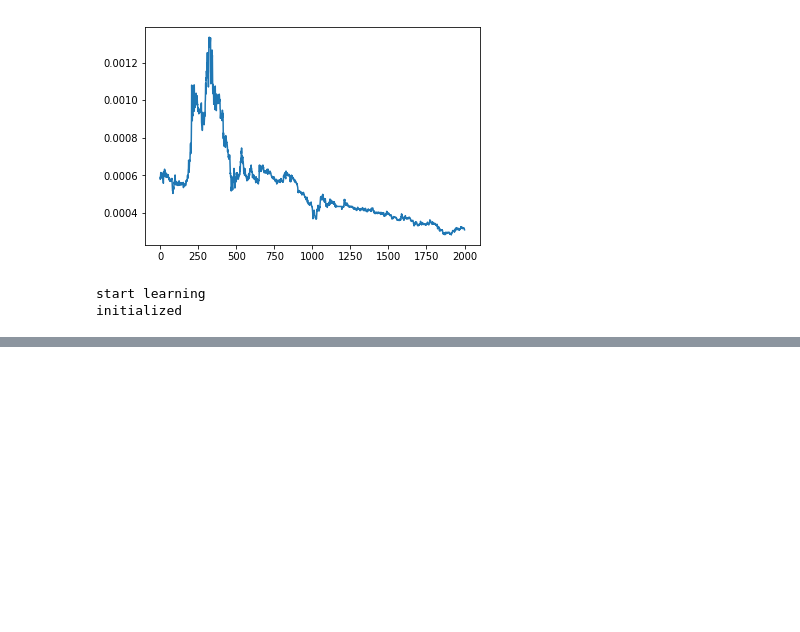
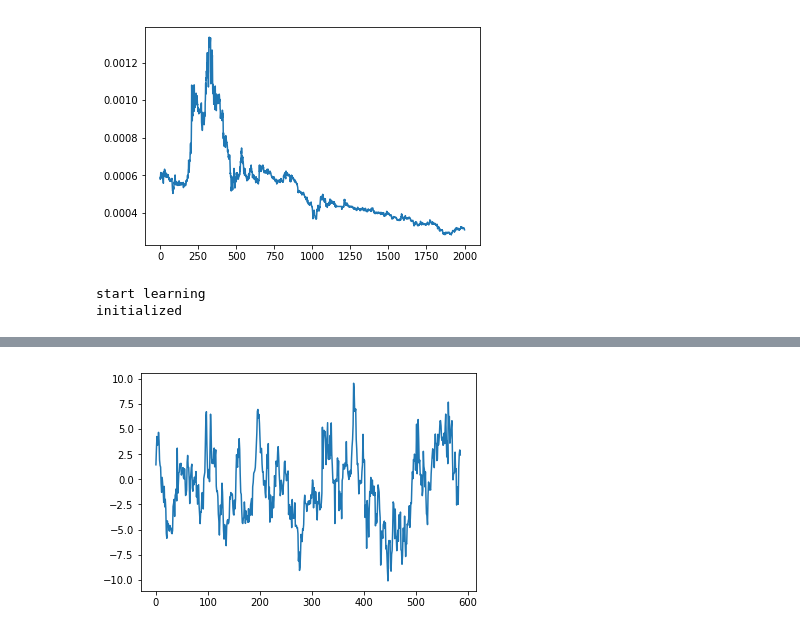
Before and after one commit to leeyungyu/practice, a Jupyter notebook: crypto_trading/practice.ipynb, the cells around one changed output, grey strips where cells are left out. Saved outputs shown, nothing was run; the diff lists cells and outputs as text; code cells hidden in the pictures; blank space fills up the shorter version.

```diff
--- a/crypto_trading/practice.ipynb
+++ b/crypto_trading/practice.ipynb
@@ -95,0 +112,6 @@ np.array([price_del[1:]]).shape
+# %%
+plt.plot(testPred)
+
+plt.show()
+# %% [output]
+[figure, added]
```
Also changed, not shown: parts of 13 cells of this notebook, 1 other file.
